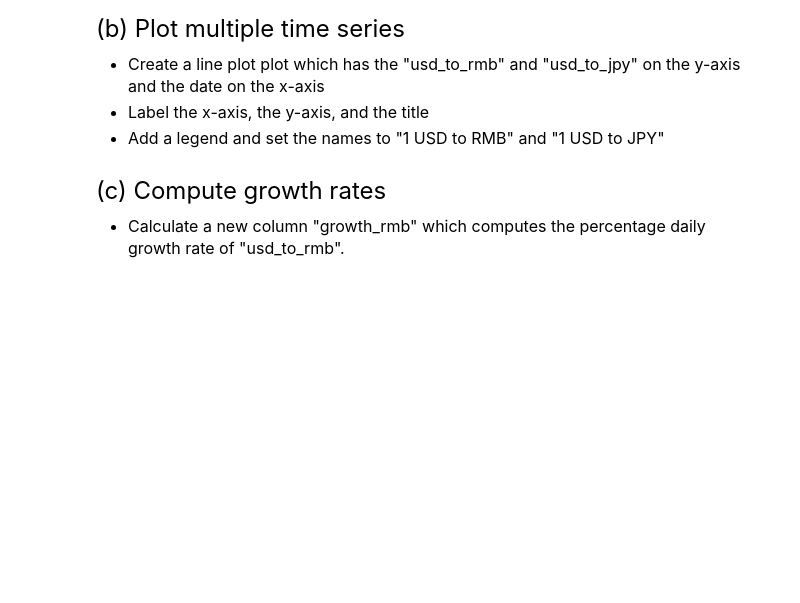
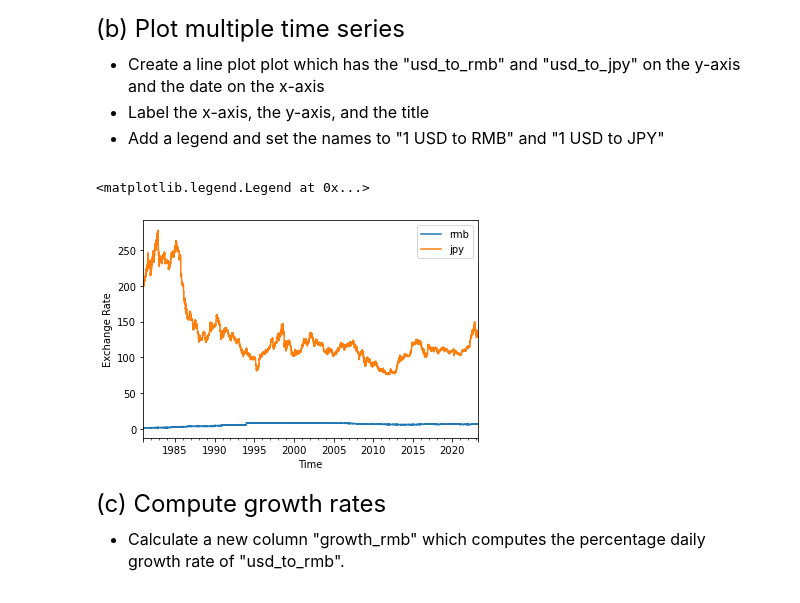
Before and after one commit to Ghpaulj/qtm531spring2024, a Jupyter notebook: Lecture 09/Lecture 9 Exercises.ipynb, the cells around one changed output. Cells and saved outputs as stored; diff of their text form; code cells hidden in the pictures; blank space fills up the shorter version.

```diff
--- a/Lecture 09/Lecture 9 Exercises.ipynb
+++ b/Lecture 09/Lecture 9 Exercises.ipynb
@@ -64,3 +62,13 @@ and the date on the x-axis
+# %%
+# Write your own code
+
+exchangerates[["date","usd_to_rmb","usd_to_jpy"]].set_index("date").plot()
+plt.xlabel("Time")
+plt.ylabel("Exchange Rate")
+plt.legend(["rmb","jpy"])
+# %% [output]
+<matplotlib.legend.Legend at 0x...>
+[figure, added]
 # %% [markdown]
 <font size = "5">
 
```
Also changed, not shown: parts of 10 cells of this notebook.
